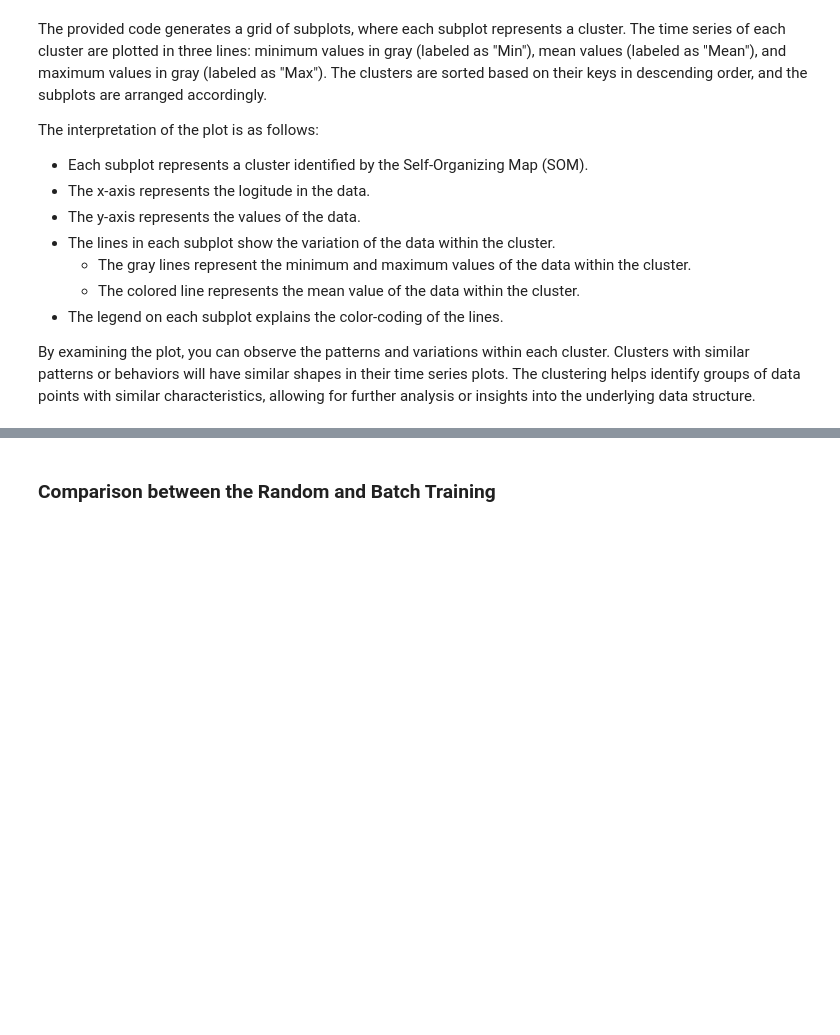
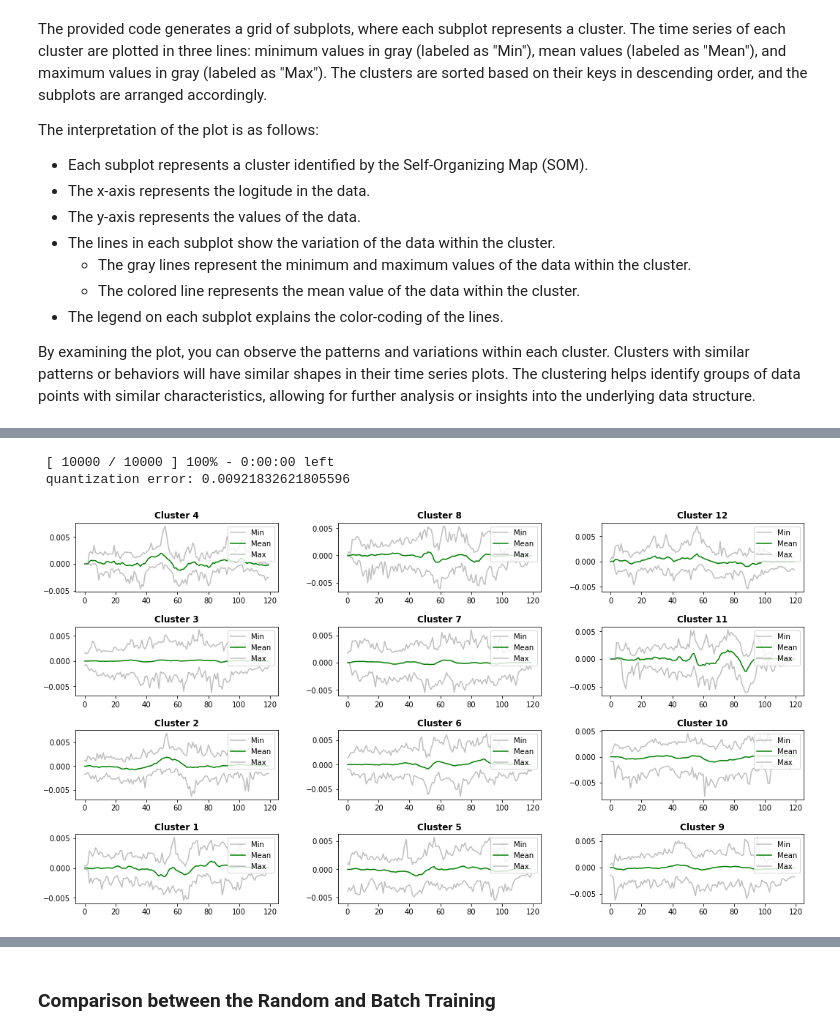
Before and after one commit to kachingasilwimba/EOF-SOM-Analysis, a Jupyter notebook: EOF_SOM.ipynb, the cells around one changed output, grey strips where cells are left out. Cells and saved outputs as stored; diff of their text form; code cells hidden in the pictures; blank space fills up the shorter version.

```diff
--- a/EOF_SOM.ipynb
+++ b/EOF_SOM.ipynb
@@ -474,0 +543,9 @@ By examining the plot, you can observe the patterns and variations within each c
+# %%
+#======================= Experiment 4b
+eofs_mode4b = eofs4b
+som4b = minisom(eofs_mode4b, som_map, sigma, l_rate, ngbf, init, tmax, topology, activation_dist)
+plot_cluster_time_series(som4b, X, input_len)
+# %% [output]
+ [ 10000 / 10000 ] 100% - 0:00:00 left
+ quantization error: 0.00921832621805596
+[figure, added]
```
Also changed, not shown: parts of 14 cells of this notebook.
